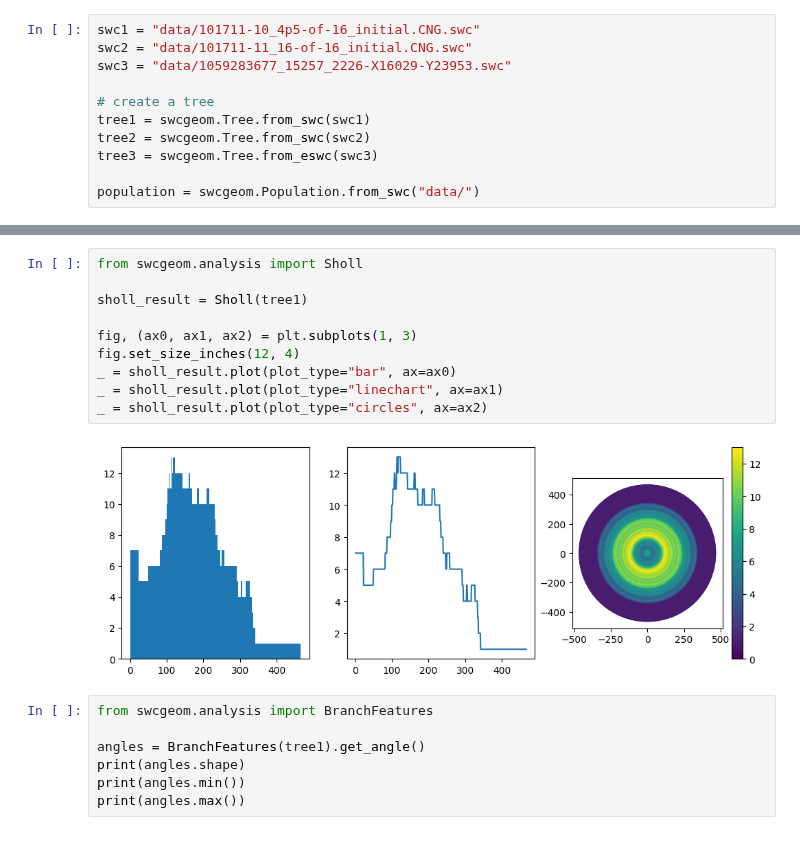
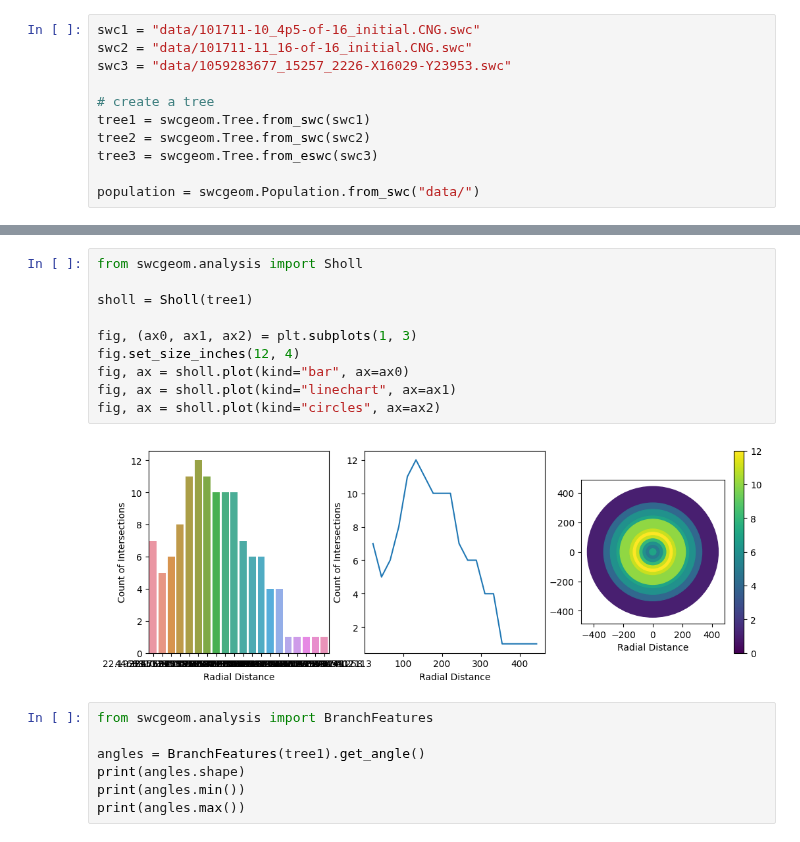
Before and after one commit to yzx9/swcgeom, a Jupyter notebook: examples/Features.ipynb, the cells around one changed output, grey strips where cells are left out. Cells and saved outputs as stored; diff of their text form.

Commit message:
feat(analysis): rebuild sholl

```diff
--- a/examples/Features.ipynb
+++ b/examples/Features.ipynb
@@ -104,15 +104,15 @@ length [[ 3632.4885]
 # %%
 from swcgeom.analysis import Sholl
 
-sholl_result = Sholl(tree1)
+sholl = Sholl(tree1)
 
 fig, (ax0, ax1, ax2) = plt.subplots(1, 3)
 fig.set_size_inches(12, 4)
-_ = sholl_result.plot(plot_type="bar", ax=ax0)
-_ = sholl_result.plot(plot_type="linechart", ax=ax1)
-_ = sholl_result.plot(plot_type="circles", ax=ax2)
+fig, ax = sholl.plot(kind="bar", ax=ax0)
+fig, ax = sholl.plot(kind="linechart", ax=ax1)
+fig, ax = sholl.plot(kind="circles", ax=ax2)
 # %% [output]
-[figure, old version]
+[figure, new version]
 # %%
 from swcgeom.analysis import BranchFeatures
 
```
Also changed, not shown: parts of 2 cells of this notebook, 2 other files.
